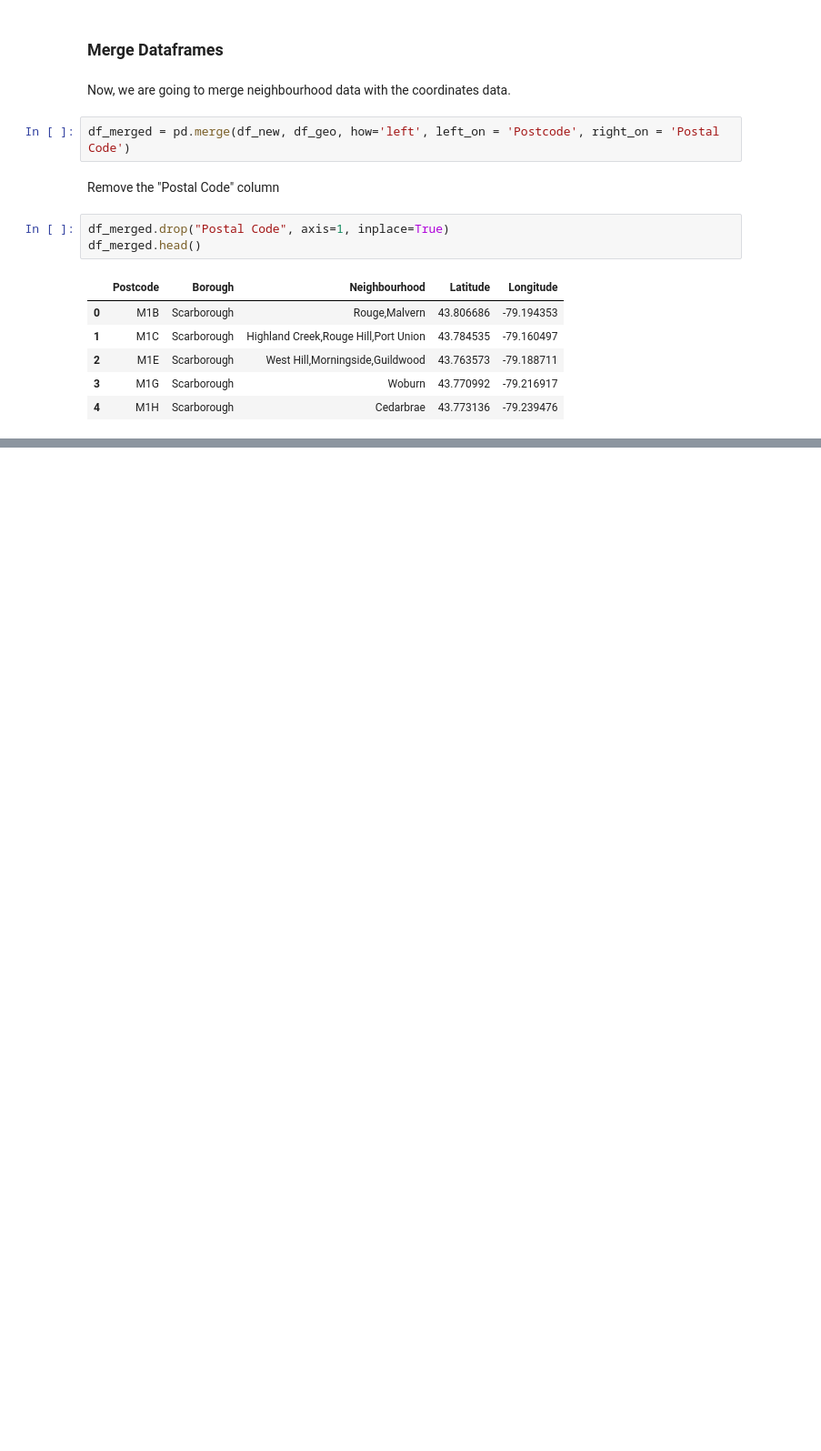
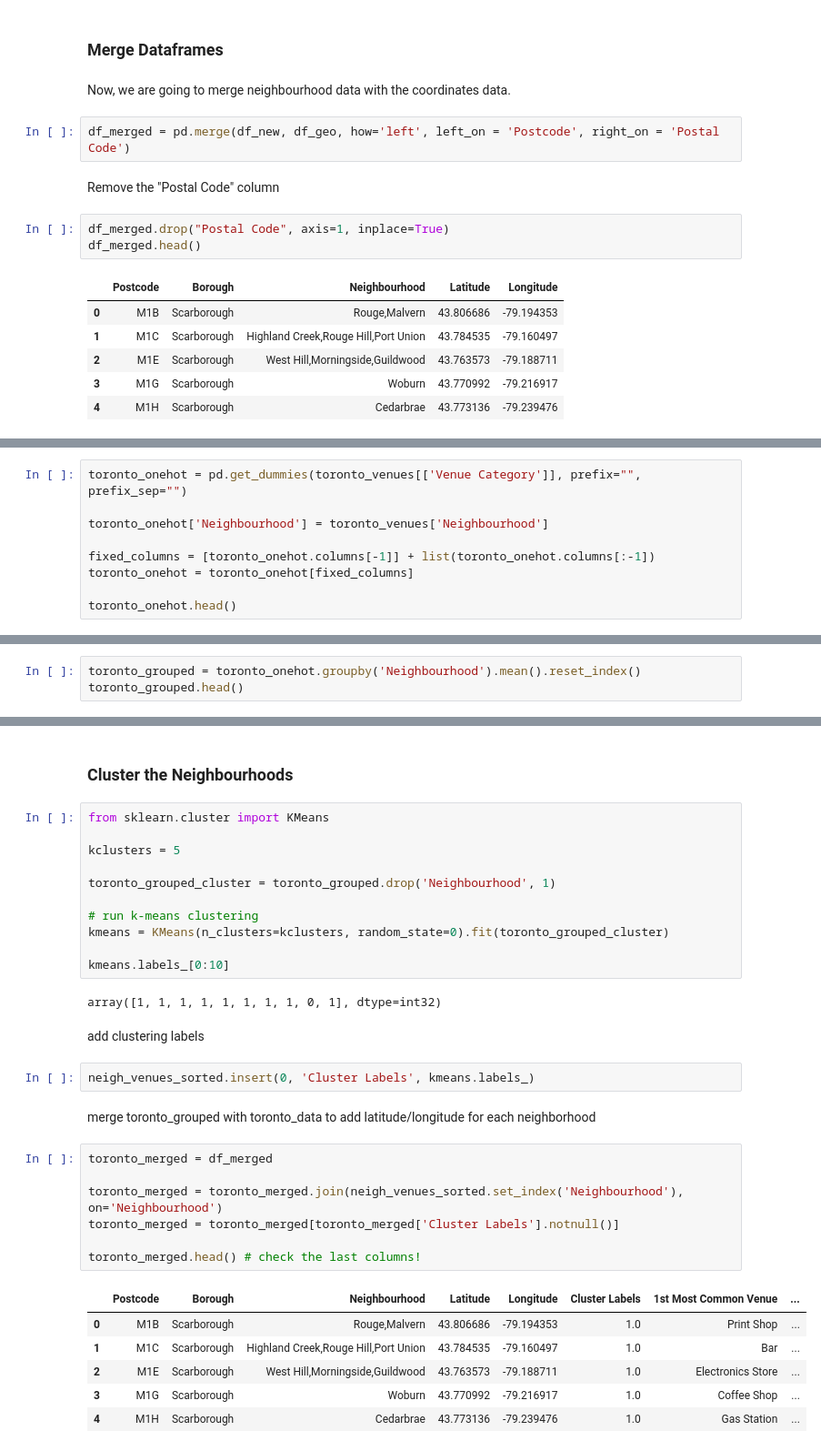
Before and after one commit to ekrembakay/Coursera_Capstone, a Jupyter notebook: Neighborhoods in Toronto.ipynb, the cells around one changed output, grey strips where cells are left out. Shown at 91% size. Saved outputs shown, nothing was run; the diff lists cells and outputs as text; blank space fills up the shorter version.

```diff
--- a/Neighborhoods in Toronto.ipynb
+++ b/Neighborhoods in Toronto.ipynb
@@ -107,0 +275,9 @@ df_merged.head()
+# %%
+toronto_onehot = pd.get_dummies(toronto_venues[['Venue Category']], prefix="", prefix_sep="")
+
+toronto_onehot['Neighbourhood'] = toronto_venues['Neighbourhood']
+
+fixed_columns = [toronto_onehot.columns[-1]] + list(toronto_onehot.columns[:-1])
+toronto_onehot = toronto_onehot[fixed_columns]
+
+toronto_onehot.head()
@@ -107,0 +294,3 @@ df_merged.head()
+# %%
+toronto_grouped = toronto_onehot.groupby('Neighbourhood').mean().reset_index()
+toronto_grouped.head()
@@ -107,0 +341,35 @@ df_merged.head()
+# %% [markdown]
+### Cluster the Neighbourhoods
+# %%
+from sklearn.cluster import KMeans
+
+kclusters = 5
+
+toronto_grouped_cluster = toronto_grouped.drop('Neighbourhood', 1)
+
+# run k-means clustering
+kmeans = KMeans(n_clusters=kclusters, random_state=0).fit(toronto_grouped_cluster)
+
+kmeans.labels_[0:10]
+# %% [output]
+array([1, 1, 1, 1, 1, 1, 1, 1, 0, 1], dtype=int32)
+# %% [markdown]
+add clustering labels
+# %%
+neigh_venues_sorted.insert(0, 'Cluster Labels', kmeans.labels_)
+# %% [markdown]
+merge toronto_grouped with toronto_data to add latitude/longitude for each neighborhood
+# %%
+toronto_merged = df_merged
+
+toronto_merged = toronto_merged.join(neigh_venues_sorted.set_index('Neighbourhood'), on='Neighbourhood')
+toronto_merged = toronto_merged[toronto_merged['Cluster Labels'].notnull()]
+
+toronto_merged.head() # check the last columns!
+# %% [output]
+|  | Postcode | Borough | Neighbourhood | Latitude | Longitude | Cluster Labels | 1st Most Common Venue | ... |
+| 0 | M1B | Scarborough | Rouge,Malvern | 43.806686 | -79.194353 | 1.0 | Print Shop | ... |
+| 1 | M1C | Scarborough | Highland Creek,Rouge Hill,Port Union | 43.784535 | -79.160497 | 1.0 | Bar | ... |
+| 2 | M1E | Scarborough | West Hill,Morningside,Guildwood | 43.763573 | -79.188711 | 1.0 | Electronics Store | ... |
+| 3 | M1G | Scarborough | Woburn | 43.770992 | -79.216917 | 1.0 | Coffee Shop | ... |
+| 4 | M1H | Scarborough | Cedarbrae | 43.773136 | -79.239476 | 1.0 | Gas Station | ... |
```
Also changed, not shown: parts of 33 cells of this notebook.
